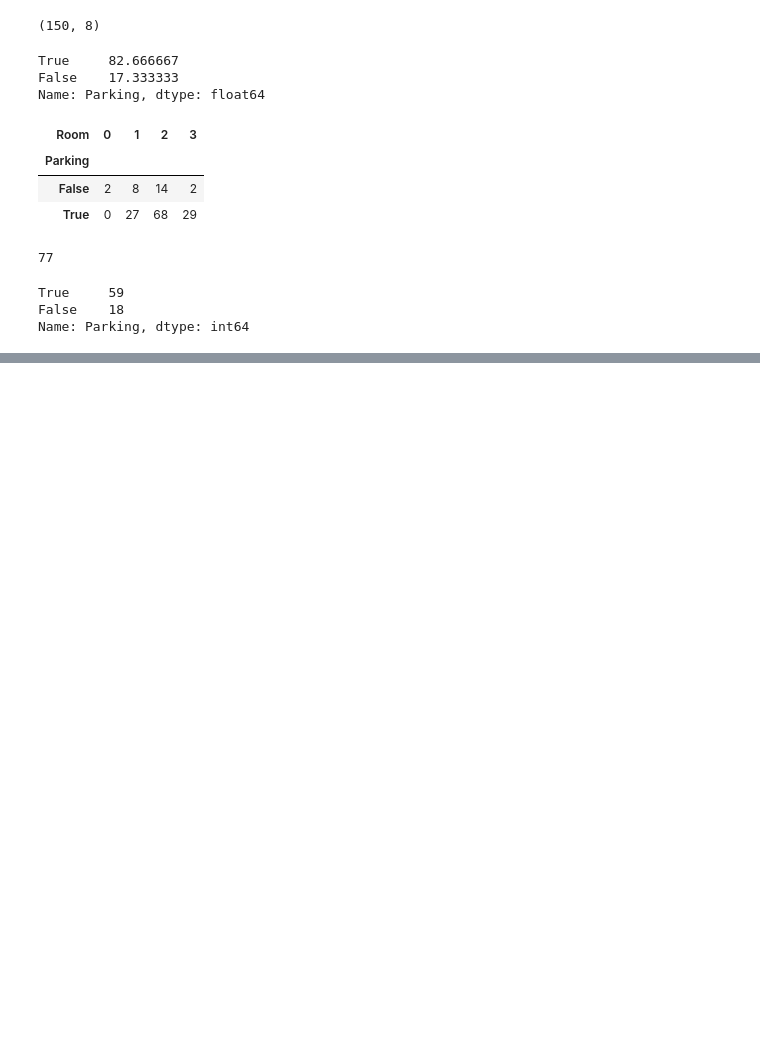
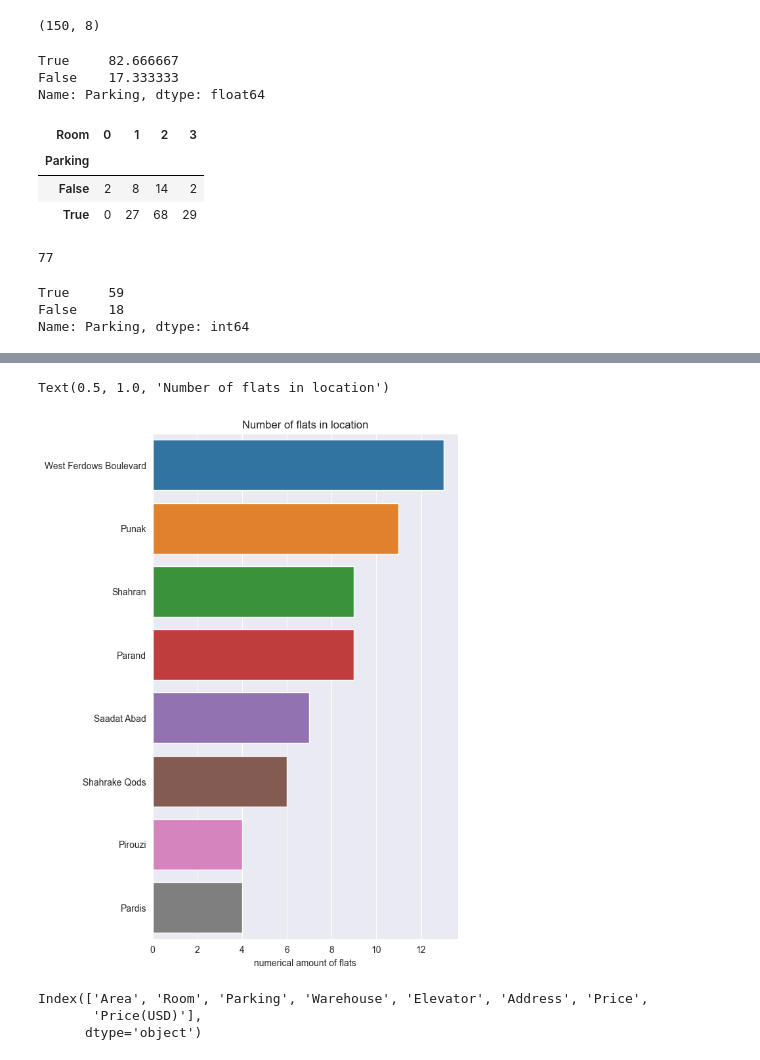
Before and after one commit to pooyanosk1382/TehranHousePrice, a Jupyter notebook: tehranHousePrice.ipynb, the cells around one changed output, grey strips where cells are left out. Drawn from its saved outputs; the diff is of its cells as text; code cells hidden in the pictures; blank space fills up the shorter version.

```diff
--- a/tehranHousePrice.ipynb
+++ b/tehranHousePrice.ipynb
@@ -176,0 +285,17 @@ Name: Parking, dtype: int64
+# %%
+df3 = df['Address'].value_counts().copy()
+df3 = df3[:8]
+# %%
+fig, ax = plt.subplots(figsize=(6,10))
+sns.barplot(x=df3.values, y=df3.index,ax=ax)
+plt.xlabel('numerical amount of flats')
+plt.title('Number of flats in location')
+# %% [output]
+Text(0.5, 1.0, 'Number of flats in location')
+[figure, added]
+# %%
+df.columns
+# %% [output]
+Index(['Area', 'Room', 'Parking', 'Warehouse', 'Elevator', 'Address', 'Price',
+       'Price(USD)'],
+      dtype='object')
```
Also changed, not shown: parts of 21 cells of this notebook.
